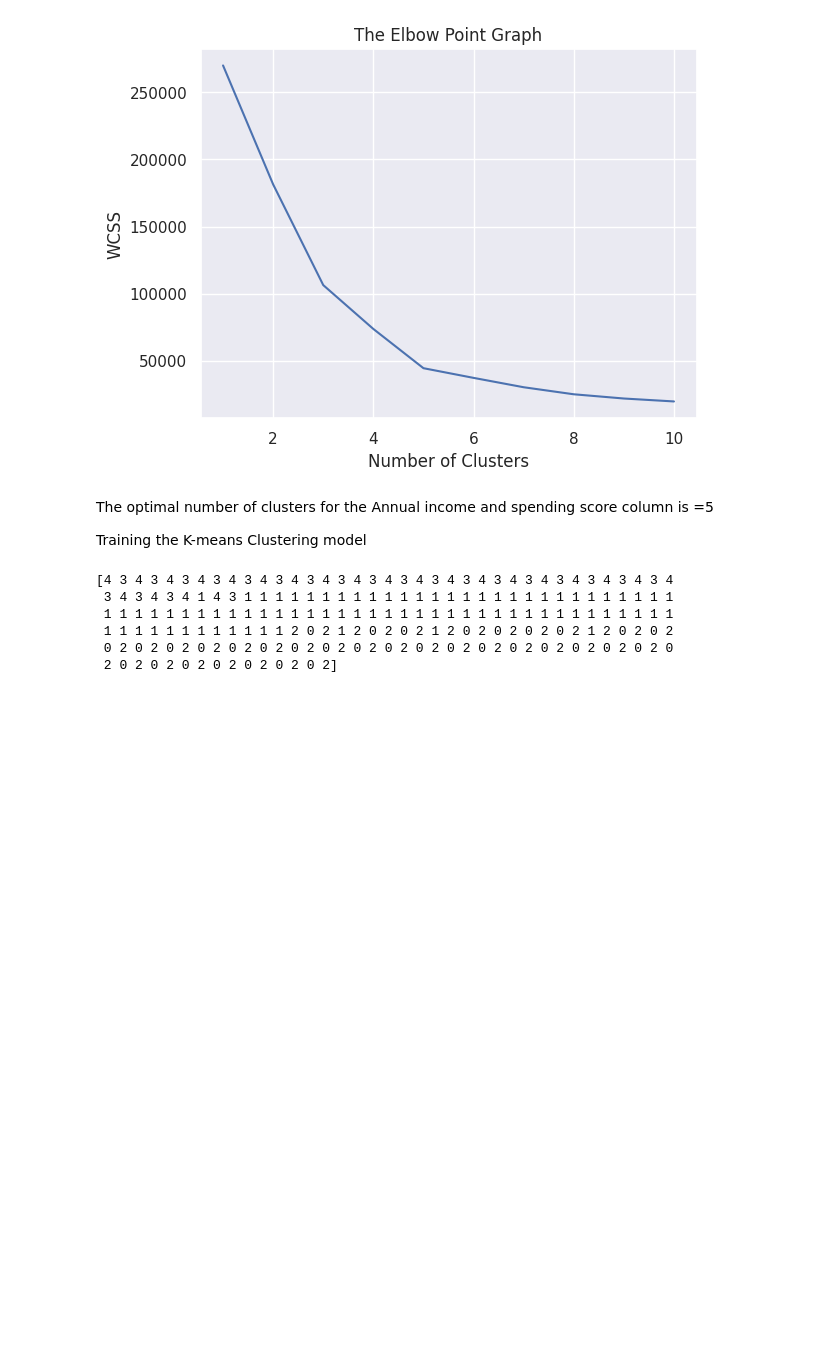
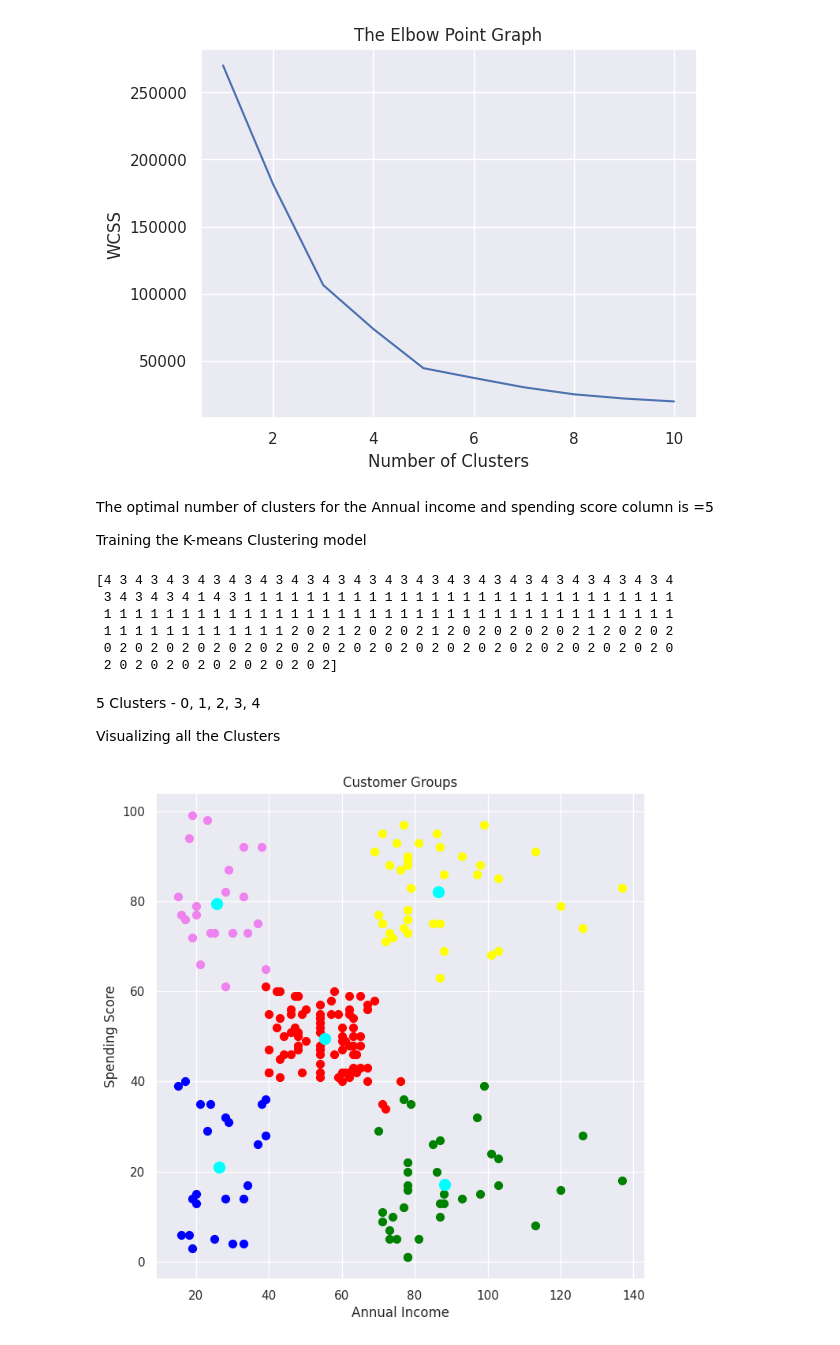
Before and after one commit to azeezkenny007/Project-Work, a Jupyter notebook: Segmentation_of_customer_data_for_market_analysis_using_k_means_clustering.ipynb, the cells around one changed output. Saved outputs shown, nothing was run; the diff lists cells and outputs as text; code cells hidden in the pictures; blank space fills up the shorter version.

```diff
--- a/Segmentation_of_customer_data_for_market_analysis_using_k_means_clustering.ipynb
+++ b/Segmentation_of_customer_data_for_market_analysis_using_k_means_clustering.ipynb
@@ -125,7 +125,7 @@ Choose the number of clusters, This is cluster them into different group
 # %%
 wcs =[]
 for i in range(1,11):
-   kmeans = KMeans(n_clusters=i, init='k-means++', random_state=42)
+   kmeans = KMeans(n_clusters=i, init='k-means++', n_init=10, random_state=42)
    kmeans.fit(X)
 
    wcs.append(kmeans.inertia_)
@@ -145,7 +145,7 @@ The optimal number of clusters for the Annual income and spending score column i
 
 Training the K-means Clustering model
 # %%
-kmeans = KMeans(n_clusters=5, init='k-means++', random_state=0)
+kmeans = KMeans(n_clusters=5, init='k-means++', n_init=10, random_state=0)
 
 # return a label for each data point based on their cluster
 Y = kmeans.fit_predict(X)
@@ -158,3 +158,24 @@ print(Y)
  1 1 1 1 1 1 1 1 1 1 1 1 2 0 2 1 2 0 2 0 2 1 2 0 2 0 2 0 2 0 2 1 2 0 2 0 2
  0 2 0 2 0 2 0 2 0 2 0 2 0 2 0 2 0 2 0 2 0 2 0 2 0 2 0 2 0 2 0 2 0 2 0 2 0
  2 0 2 0 2 0 2 0 2 0 2 0 2 0 2]
+# %% [markdown]
+5 Clusters - 0, 1, 2, 3, 4
+
+Visualizing all the Clusters
+# %%
+plt.figure(figsize=(8,8))
+plt.scatter(X[Y==0,0], X[Y==0,1], s=50, c='green', label='Cluster 1')
+plt.scatter(X[Y==1,0], X[Y==1,1], s=50, c='red', label='Cluster 2')
+plt.scatter(X[Y==2,0], X[Y==2,1], s=50, c='yellow', label='Cluster 3')
+plt.scatter(X[Y==3,0], X[Y==3,1], s=50, c='violet', label='Cluster 4')
+plt.scatter(X[Y==4,0], X[Y==4,1], s=50, c='blue', label='Cluster 5')
+
+# plot the centroids
+plt.scatter(kmeans.cluster_centers_[:,0], kmeans.cluster_centers_[:,1], s=100, c='cyan', label='Centroids')
+
+plt.title('Customer Groups')
+plt.xlabel('Annual Income')
+plt.ylabel('Spending Score')
+plt.show()
+# %% [output]
+[figure, added]
```
